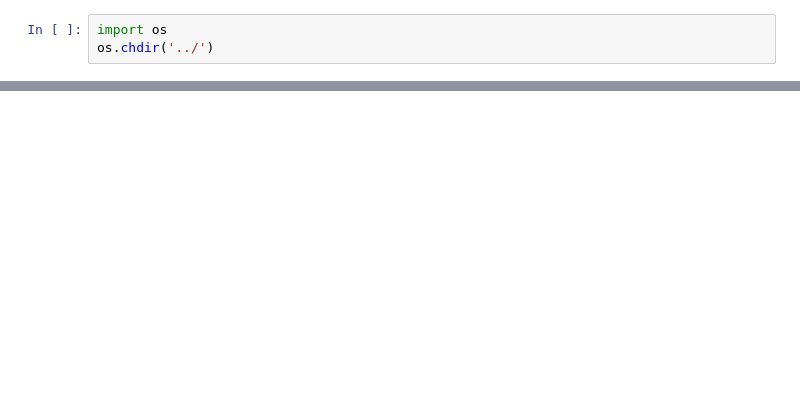
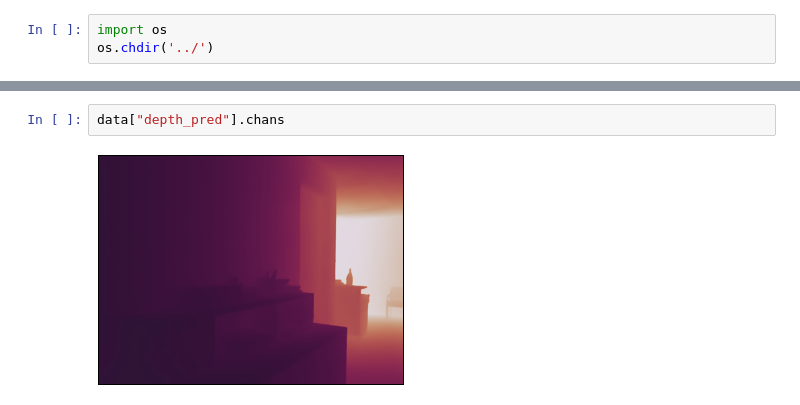
Before and after one commit to jk4011/SparseDC, a Jupyter notebook: notebooks/affine_vs_dbscan.ipynb, the cells around one changed output, grey strips where cells are left out. Drawn from its saved outputs; the diff is of its cells as text; blank space fills up the shorter version.

```diff
--- a/notebooks/affine_vs_dbscan.ipynb
+++ b/notebooks/affine_vs_dbscan.ipynb
@@ -117,0 +25,4 @@ affine_diff.chans
+# %%
+data["depth_pred"].chans
+# %% [output]
+[figure, added]
```
Also changed, not shown: parts of 39 cells of this notebook, 6 other files.
